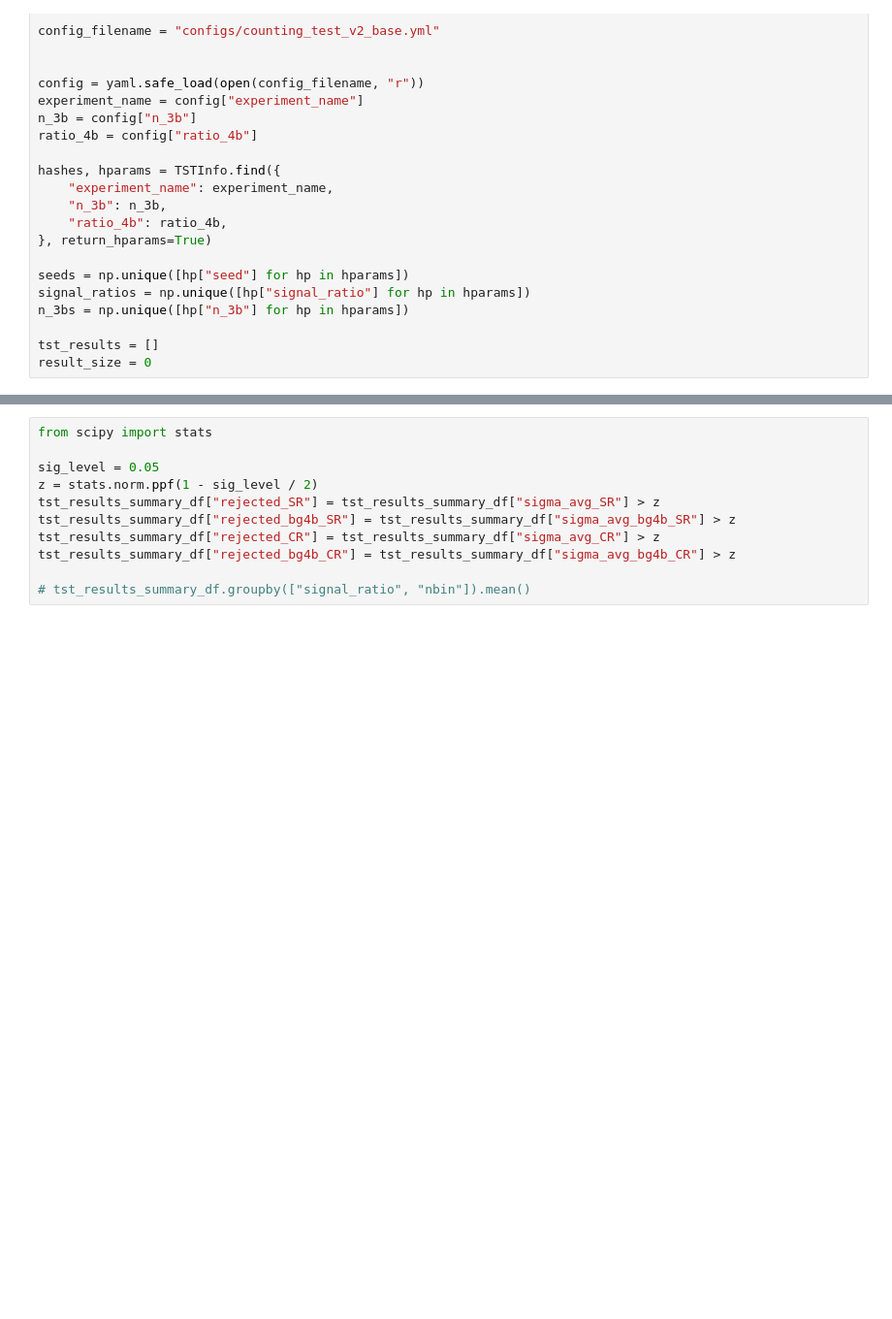
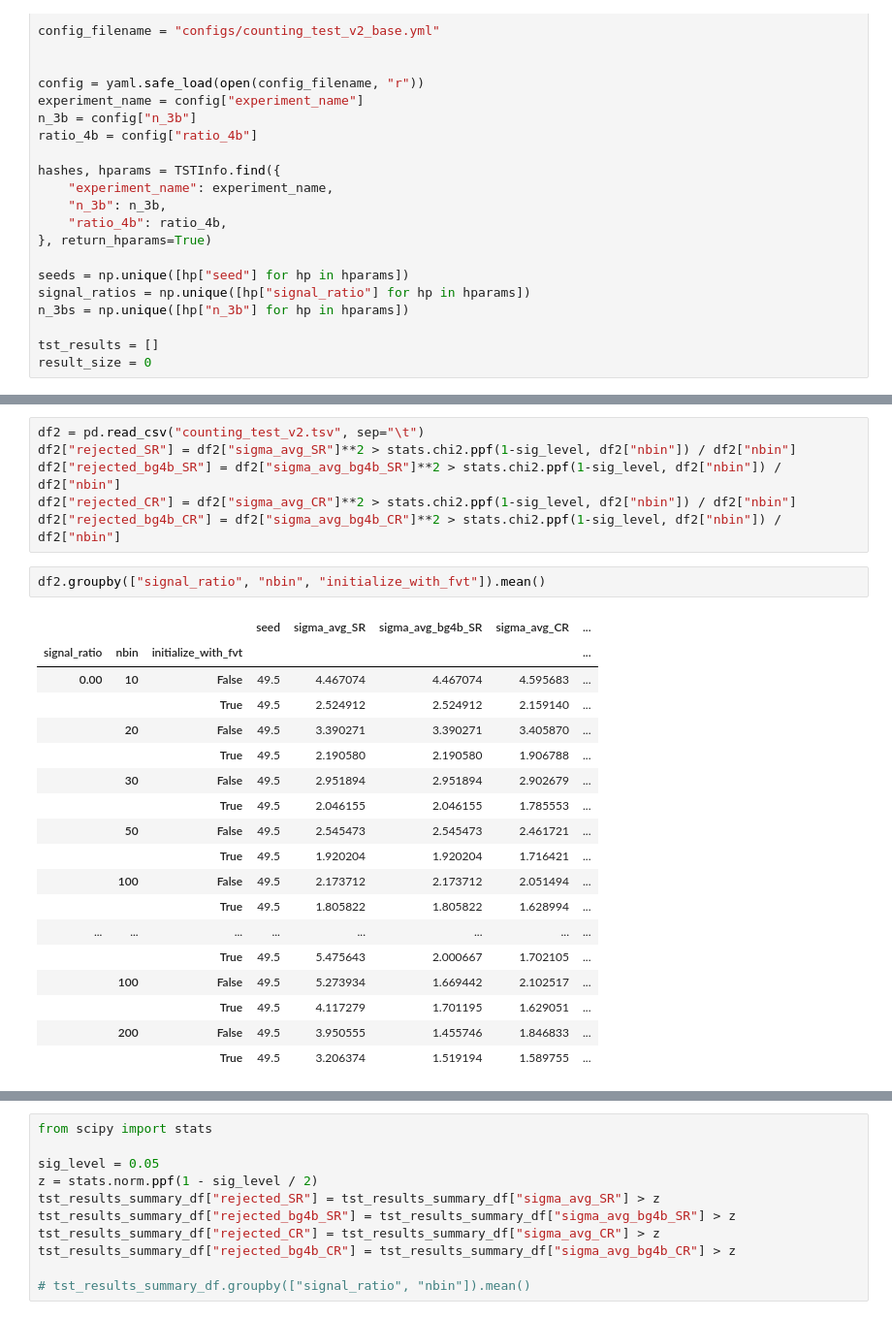
Before and after one commit to soheunyi/SRFinder, a Jupyter notebook: playground/counting_test_demo_3.ipynb, the cells around one changed output, grey strips where cells are left out. Shown at 97% size. Drawn from its saved outputs; the diff is of its cells as text; blank space fills up the shorter version.

```diff
--- a/playground/counting_test_demo_3.ipynb
+++ b/playground/counting_test_demo_3.ipynb
@@ -206 +306,28 @@ def get_histogram_info(events, values, bins):
+# %%
+df2 = pd.read_csv("counting_test_v2.tsv", sep="\t")
+df2["rejected_SR"] = df2["sigma_avg_SR"]**2 > stats.chi2.ppf(1-sig_level, df2["nbin"]) / df2["nbin"]
+df2["rejected_bg4b_SR"] = df2["sigma_avg_bg4b_SR"]**2 > stats.chi2.ppf(1-sig_level, df2["nbin"]) / df2["nbin"]
+df2["rejected_CR"] = df2["sigma_avg_CR"]**2 > stats.chi2.ppf(1-sig_level, df2["nbin"]) / df2["nbin"]
+df2["rejected_bg4b_CR"] = df2["sigma_avg_bg4b_CR"]**2 > stats.chi2.ppf(1-sig_level, df2["nbin"]) / df2["nbin"]
+# %%
+df2.groupby(["signal_ratio", "nbin", "initialize_with_fvt"]).mean()
+# %% [output]
+|  |  |  | seed | sigma_avg_SR | sigma_avg_bg4b_SR | sigma_avg_CR | ... |
+| signal_ratio | nbin | initialize_with_fvt |  |  |  |  | ... |
+| 0.00 | 10 | False | 49.5 | 4.467074 | 4.467074 | 4.595683 | ... |
+|  |  | True | 49.5 | 2.524912 | 2.524912 | 2.159140 | ... |
+|  | 20 | False | 49.5 | 3.390271 | 3.390271 | 3.405870 | ... |
+|  |  | True | 49.5 | 2.190580 | 2.190580 | 1.906788 | ... |
+|  | 30 | False | 49.5 | 2.951894 | 2.951894 | 2.902679 | ... |
+|  |  | True | 49.5 | 2.046155 | 2.046155 | 1.785553 | ... |
+|  | 50 | False | 49.5 | 2.545473 | 2.545473 | 2.461721 | ... |
+|  |  | True | 49.5 | 1.920204 | 1.920204 | 1.716421 | ... |
+|  | 100 | False | 49.5 | 2.173712 | 2.173712 | 2.051494 | ... |
+|  |  | True | 49.5 | 1.805822 | 1.805822 | 1.628994 | ... |
+| ... | ... | ... | ... | ... | ... | ... | ... |
+|  |  | True | 49.5 | 5.475643 | 2.000667 | 1.702105 | ... |
+|  | 100 | False | 49.5 | 5.273934 | 1.669442 | 2.102517 | ... |
+|  |  | True | 49.5 | 4.117279 | 1.701195 | 1.629051 | ... |
+|  | 200 | False | 49.5 | 3.950555 | 1.455746 | 1.846833 | ... |
+|  |  | True | 49.5 | 3.206374 | 1.519194 | 1.589755 | ... |
 # %%
```
Also changed, not shown: parts of 13 cells of this notebook, 9 other files.
